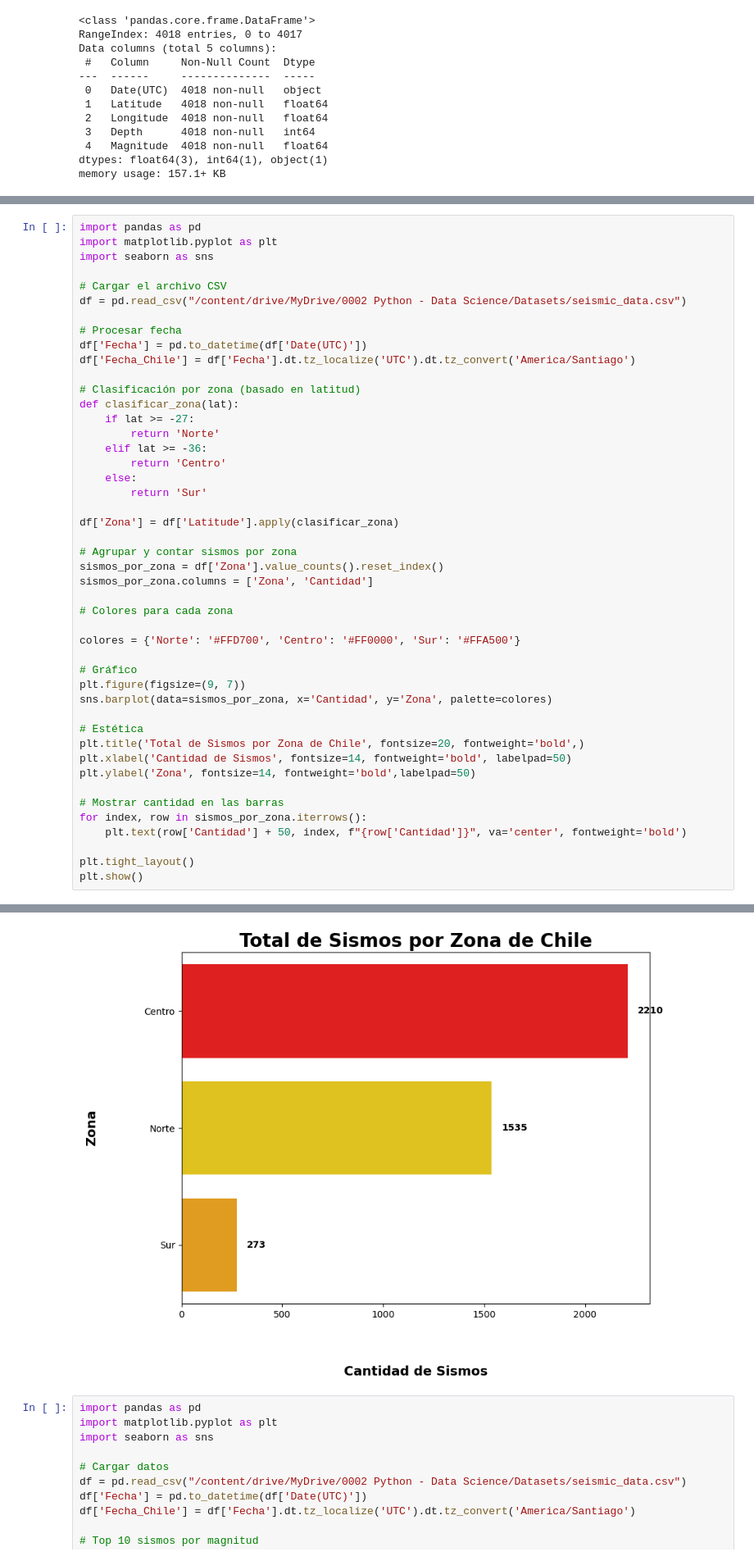
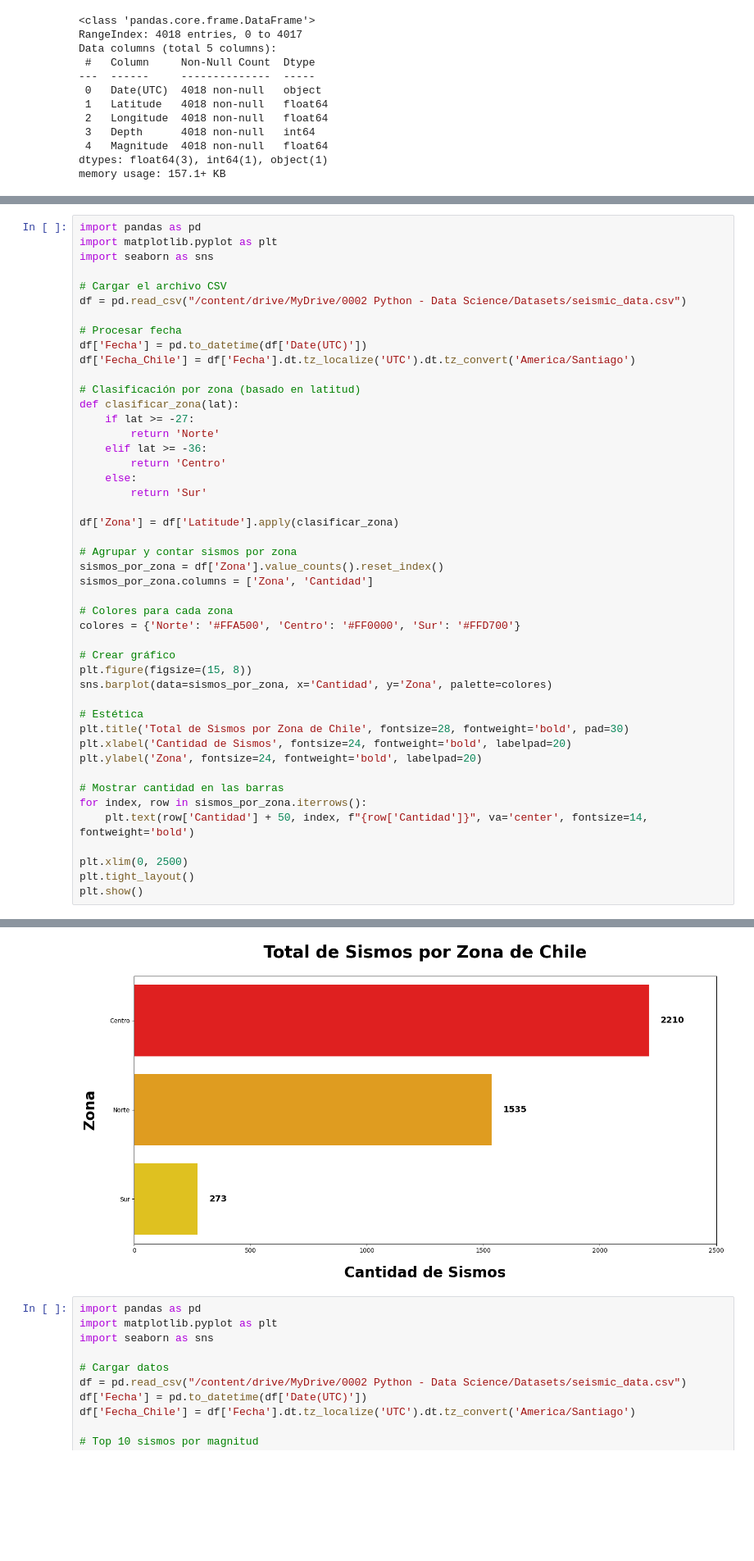
Before and after one commit to cristiangodoyangel/Analisis-Sismico-Chile-Data-Science, a Jupyter notebook: Terremotos_en_Chile.ipynb, the cells around one changed output, grey strips where cells are left out. Shown at 82% size. Saved outputs shown, nothing was run; the diff lists cells and outputs as text; blank space fills up the shorter version.

Commit message:
Proyectos Sismología

```diff
--- a/Terremotos_en_Chile.ipynb
+++ b/Terremotos_en_Chile.ipynb
@@ -203,42 +203,42 @@ df['Fecha'] = pd.to_datetime(df['Date(UTC)'])
 df['Fecha_Chile'] = df['Fecha'].dt.tz_localize('UTC').dt.tz_convert('America/Santiago')
 
 # Clasificación por zona (basado en latitud)
 def clasificar_zona(lat):
     if lat >= -27:
         return 'Norte'
     elif lat >= -36:
         return 'Centro'
     else:
         return 'Sur'
 
 df['Zona'] = df['Latitude'].apply(clasificar_zona)
 
 # Agrupar y contar sismos por zona
 sismos_por_zona = df['Zona'].value_counts().reset_index()
 sismos_por_zona.columns = ['Zona', 'Cantidad']
 
 # Colores para cada zona
+colores = {'Norte': '#FFA500', 'Centro': '#FF0000', 'Sur': '#FFD700'}
 
-colores = {'Norte': '#FFD700', 'Centro': '#FF0000', 'Sur': '#FFA500'}
-
-# Gráfico
-plt.figure(figsize=(9, 7))
+# Crear gráfico
+plt.figure(figsize=(15, 8))
 sns.barplot(data=sismos_por_zona, x='Cantidad', y='Zona', palette=colores)
 
 # Estética
-plt.title('Total de Sismos por Zona de Chile', fontsize=20, fontweight='bold',)
-plt.xlabel('Cantidad de Sismos', fontsize=14, fontweight='bold', labelpad=50)
-plt.ylabel('Zona', fontsize=14, fontweight='bold',labelpad=50)
+plt.title('Total de Sismos por Zona de Chile', fontsize=28, fontweight='bold', pad=30)
+plt.xlabel('Cantidad de Sismos', fontsize=24, fontweight='bold', labelpad=20)
+plt.ylabel('Zona', fontsize=24, fontweight='bold', labelpad=20)
 
 # Mostrar cantidad en las barras
 for index, row in sismos_por_zona.iterrows():
-    plt.text(row['Cantidad'] + 50, index, f"{row['Cantidad']}", va='center', fontweight='bold')
+    plt.text(row['Cantidad'] + 50, index, f"{row['Cantidad']}", va='center', fontsize=14, fontweight='bold')
 
+plt.xlim(0, 2500)
 plt.tight_layout()
 plt.show()
 # %% [output]
 Passing `palette` without assigning `hue` is deprecated and will be removed in v0.14.0. Assign the `y` variable to `hue` and set `legend=False` for the same effect.
-[figure, old version]
+[figure, new version]
 # %%
 import pandas as pd
 import matplotlib.pyplot as plt
```
Also changed, not shown: parts of 3 cells of this notebook.
